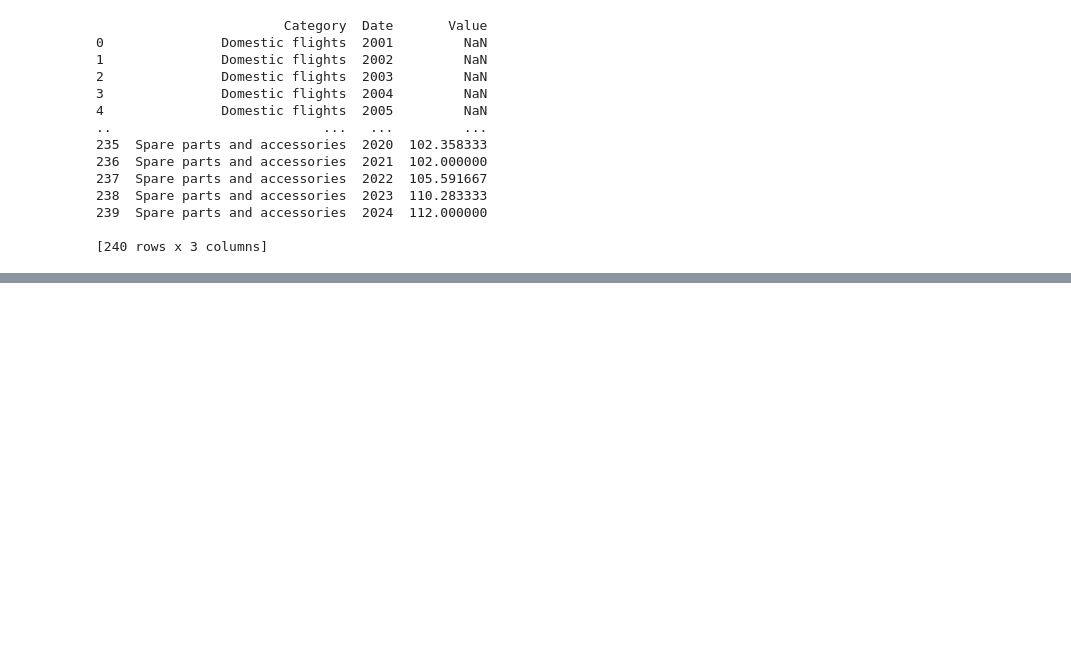
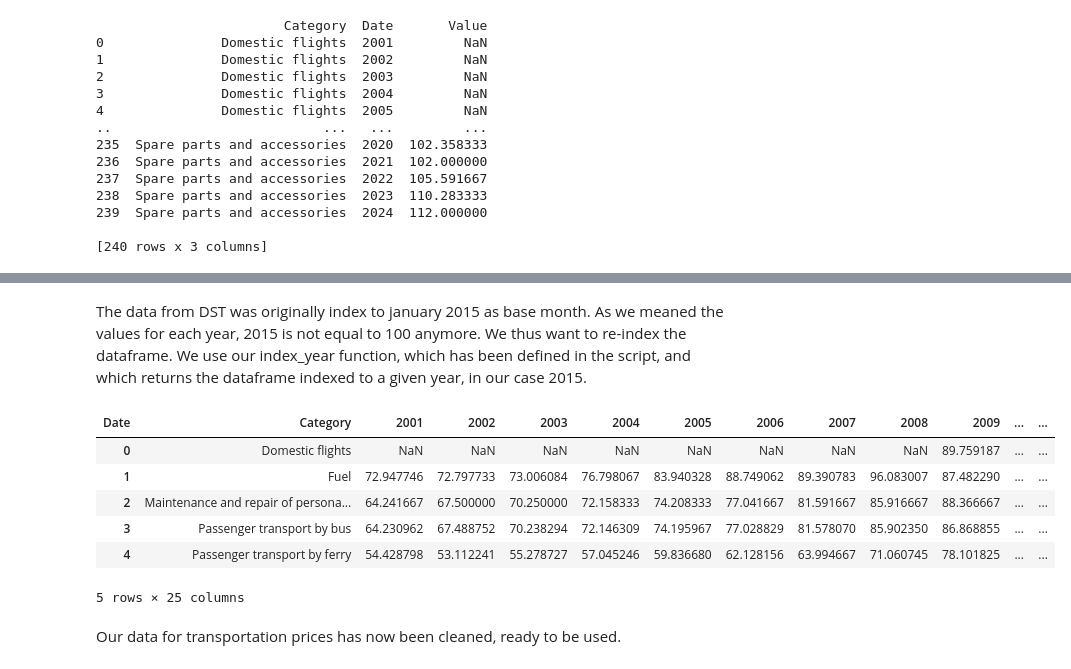
Before and after one commit to NumEconCopenhagen/projects-2024-jacobogmads, a Jupyter notebook: Jacob/Data project/jacob_data.ipynb, the cells around one changed output, grey strips where cells are left out. Saved outputs shown, nothing was run; the diff lists cells and outputs as text; code cells hidden in the pictures; blank space fills up the shorter version.

```diff
--- a/Jacob/Data project/jacob_data.ipynb
+++ b/Jacob/Data project/jacob_data.ipynb
@@ -104,0 +142,15 @@ print(df_yearly_mean)
+# %% [markdown]
+The data from DST was originally index to january 2015 as base month. As we meaned the values for each year, 2015 is not equal to 100 anymore. We thus want to re-index the dataframe. We use our index_year function, which has been defined in the script, and which returns the dataframe indexed to a given year, in our case 2015.
+# %%
+df_wide_index2015 = index_to_year(df_wide, 2015)
+df_wide_index2015.head()
+# %% [output]
+| Date | Category | 2001 | 2002 | 2003 | 2004 | 2005 | 2006 | 2007 | 2008 | 2009 | ... | ... |
+| 0 | Domestic flights | NaN | NaN | NaN | NaN | NaN | NaN | NaN | NaN | 89.759187 | ... | ... |
+| 1 | Fuel | 72.947746 | 72.797733 | 73.006084 | 76.798067 | 83.940328 | 88.749062 | 89.390783 | 96.083007 | 87.482290 | ... | ... |
+| 2 | Maintenance and repair of persona... | 64.241667 | 67.500000 | 70.250000 | 72.158333 | 74.208333 | 77.041667 | 81.591667 | 85.916667 | 88.366667 | ... | ... |
+| 3 | Passenger transport by bus | 64.230962 | 67.488752 | 70.238294 | 72.146309 | 74.195967 | 77.028829 | 81.578070 | 85.902350 | 86.868855 | ... | ... |
+| 4 | Passenger transport by ferry | 54.428798 | 53.112241 | 55.278727 | 57.045246 | 59.836680 | 62.128156 | 63.994667 | 71.060745 | 78.101825 | ... | ... |
+5 rows × 25 columns
+# %% [markdown]
+Our data for transportation prices has now been cleaned, ready to be used.
```
Also changed, not shown: parts of 3 cells of this notebook.
